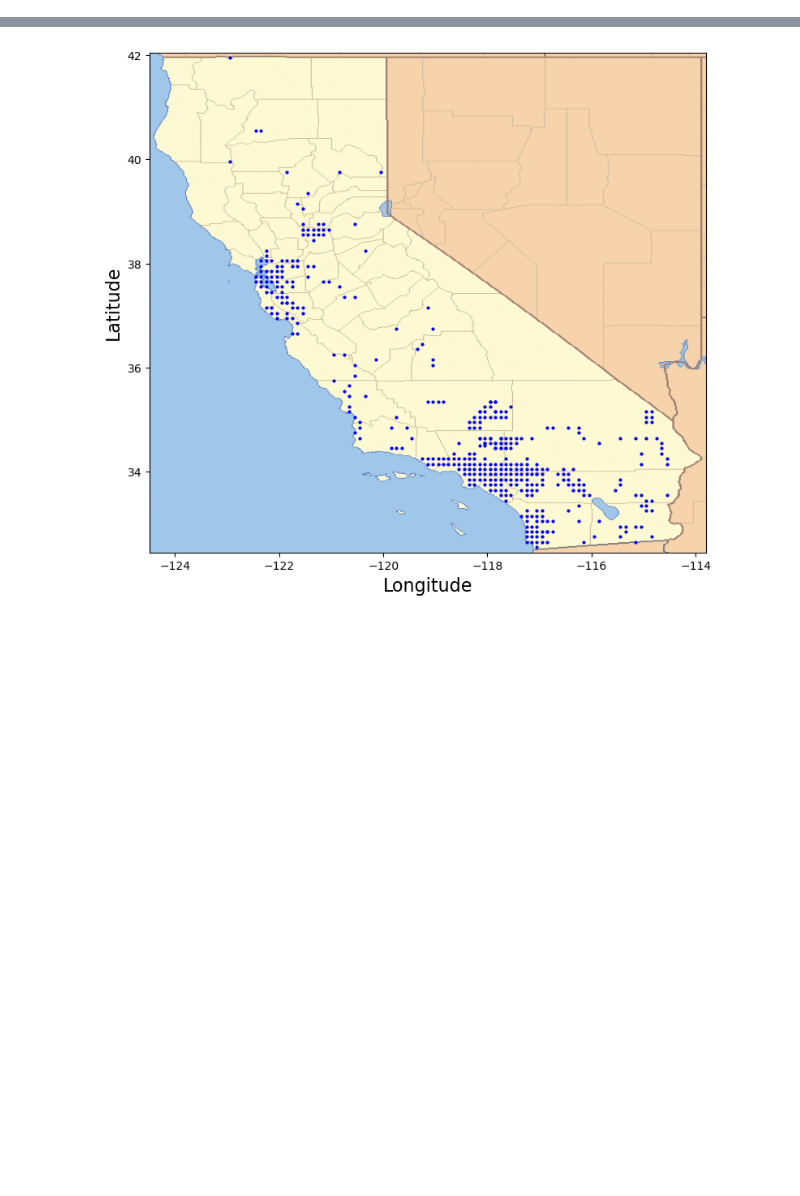
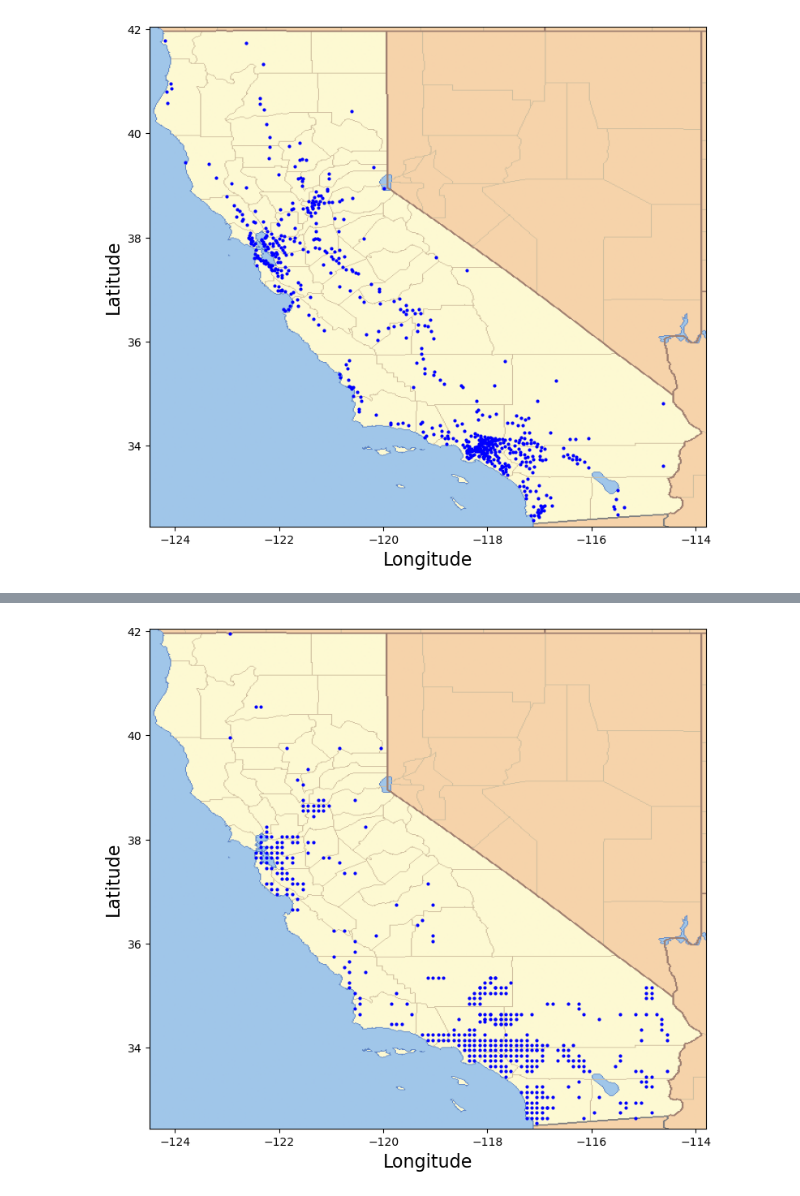
Before and after one commit to mattwheeler092/solar-power-output-prediction, a Jupyter notebook: lat_long_data/create_lat_long_list.ipynb, the cells around one changed output, grey strips where cells are left out. Drawn from its saved outputs; the diff is of its cells as text; code cells hidden in the pictures; blank space fills up the shorter version.

```diff
--- a/lat_long_data/create_lat_long_list.ipynb
+++ b/lat_long_data/create_lat_long_list.ipynb
@@ -40,0 +111,5 @@ plot_lat_long(df_lat_long, save_file_path='data/cal_cities_plot.png')
+# %%
+df_lat_long = pd.read_csv('600_cities.csv')
+plot_lat_long(df_lat_long, save_file_path='600_cities.png')
+# %% [output]
+[figure, added]
```
Also changed, not shown: parts of 14 cells of this notebook.
